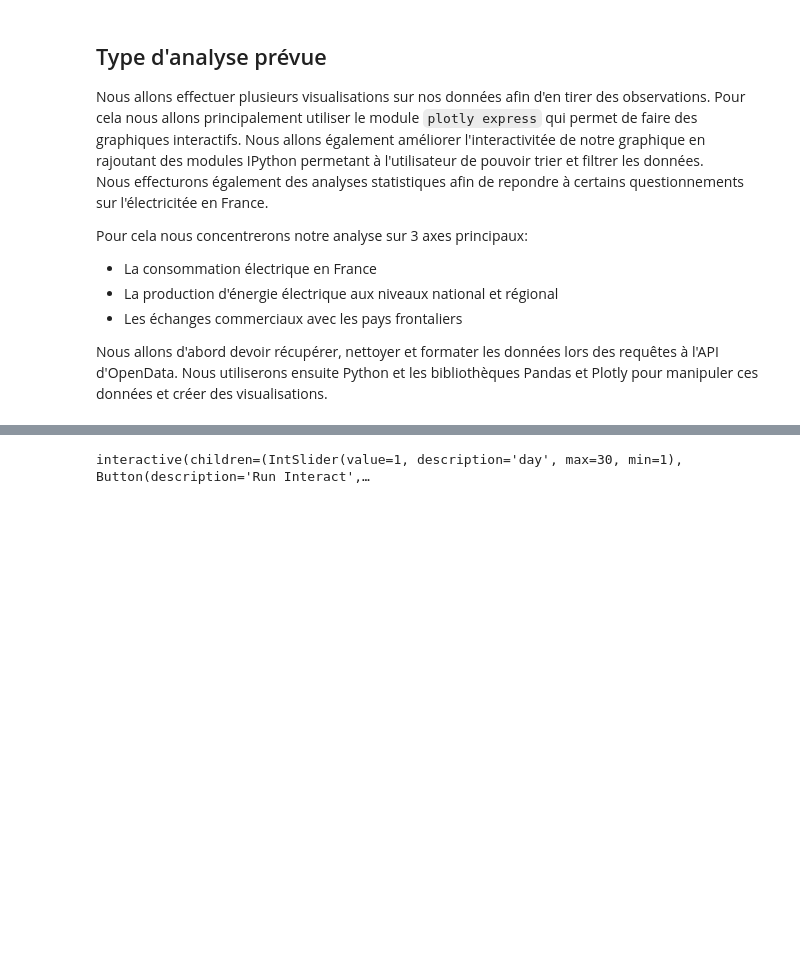
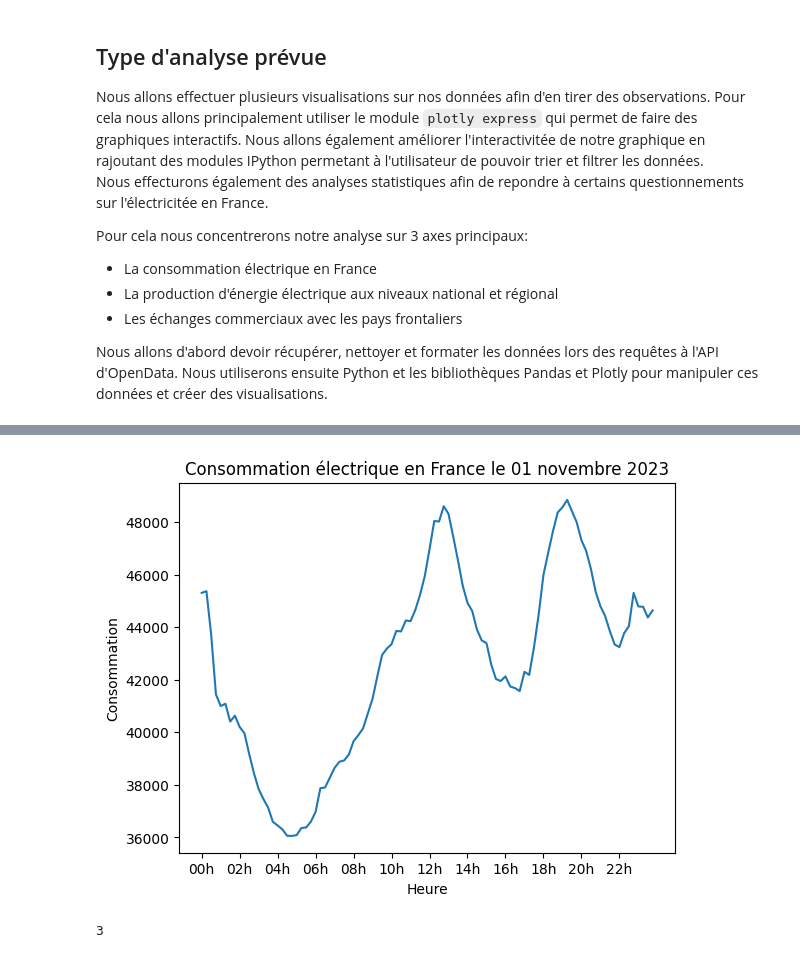
Before and after one commit to Hisqkq/Projet-outinfo, a Jupyter notebook: electricity.ipynb, the cells around one changed output, grey strips where cells are left out. Cells and saved outputs as stored; diff of their text form; code cells hidden in the pictures; blank space fills up the shorter version.

Commit message:
line_chart_consumption_november fixed

```diff
--- a/electricity.ipynb
+++ b/electricity.ipynb
@@ -221,25 +221,36 @@ df
 # %%
+import matplotlib.pyplot as plt
 from ipywidgets import interact_manual
-import plotly.express as px
 
 @interact_manual(day=(1,30))
-def line_chart_consumption_november(day = 1):
-    """Display a line chart of the consumption in France for a given day in November 2023.
+def line_chart_consumption_november(day: int = 1) -> None:
+    """Generate an interactive line chart of electricity consumption in France for a specific day in November 2023.
 
     Parameters
     ----------
     day : int
-        Day of the month.
+        Day of November 2023.
 
     Returns
     -------
-    plotly.graph_objects.Figure
-        Line chart of the consumption in France for a given day in November 2023.
+    None
 
     """
     df = transform_json_to_df('combined_data.json')
     df = df[df['date'] == f'2023-11-{day:02}']
-    fig = px.line(df, x="heure", y="consommation", title=f'Consommation électrique en France le {day:02} novembre 2023')
-    fig.show()
+    df = df.sort_values(by=['heure'])
+
+    plt.figure()
+    plt.plot(df['heure'], df['consommation'])
+    plt.xticks([f'{str(i).zfill(2)}:00' for i in range(0,24,2)], [f'{str(i).zfill(2)}h' for i in range(0,24,2)])
+    plt.xlabel('Heure')
+    plt.ylabel('Consommation')
+    plt.title(f'Consommation électrique en France le {day:02} novembre 2023')
 # %% [output]
-interactive(children=(IntSlider(value=1, description='day', max=30, min=1), Button(description='Run Interact',…
+[figure, added]
+# %%
+a = range(1,25)
+i=a[0]
+a[2]
+# %% [output]
+3
```
Also changed, not shown: parts of 2 cells of this notebook, 1 other file.
